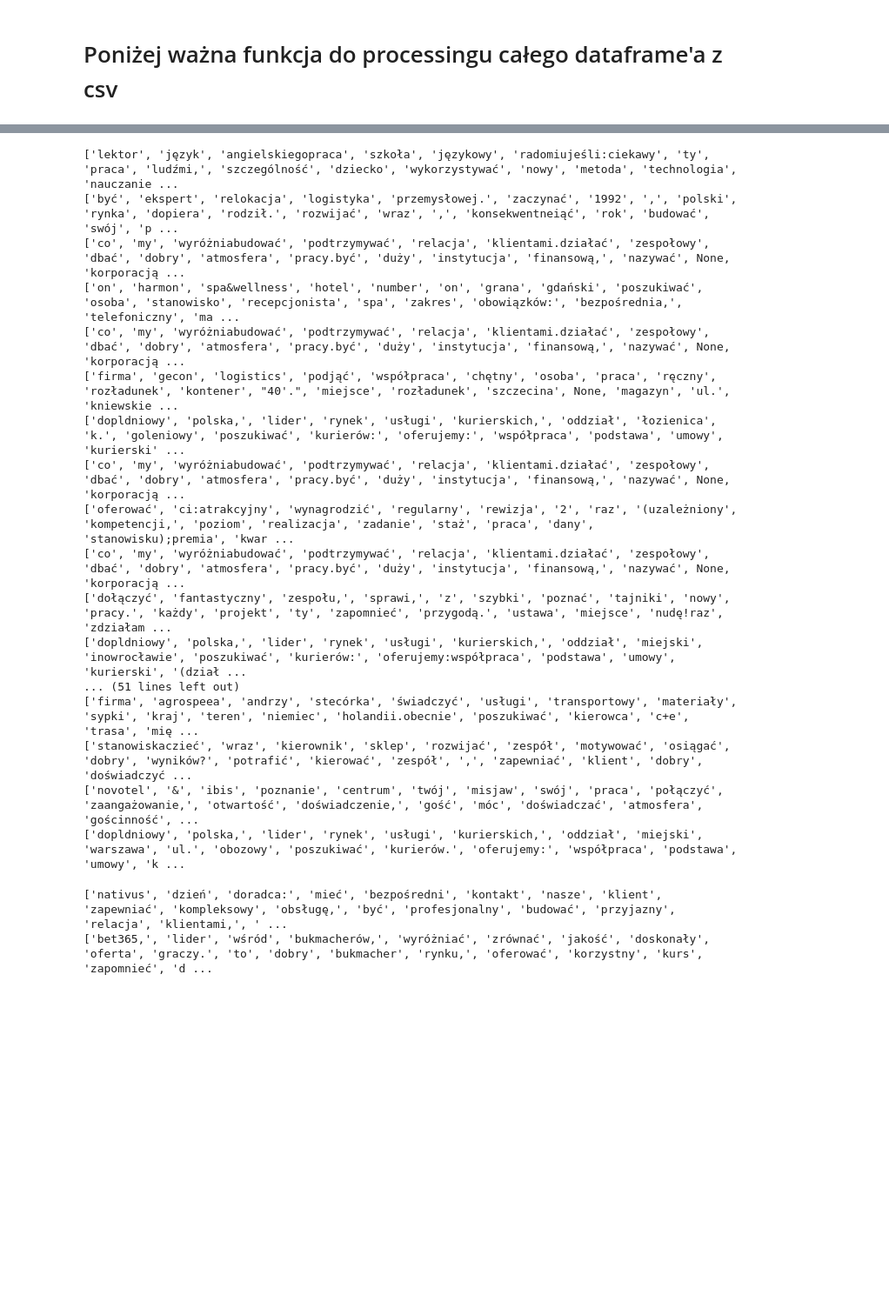
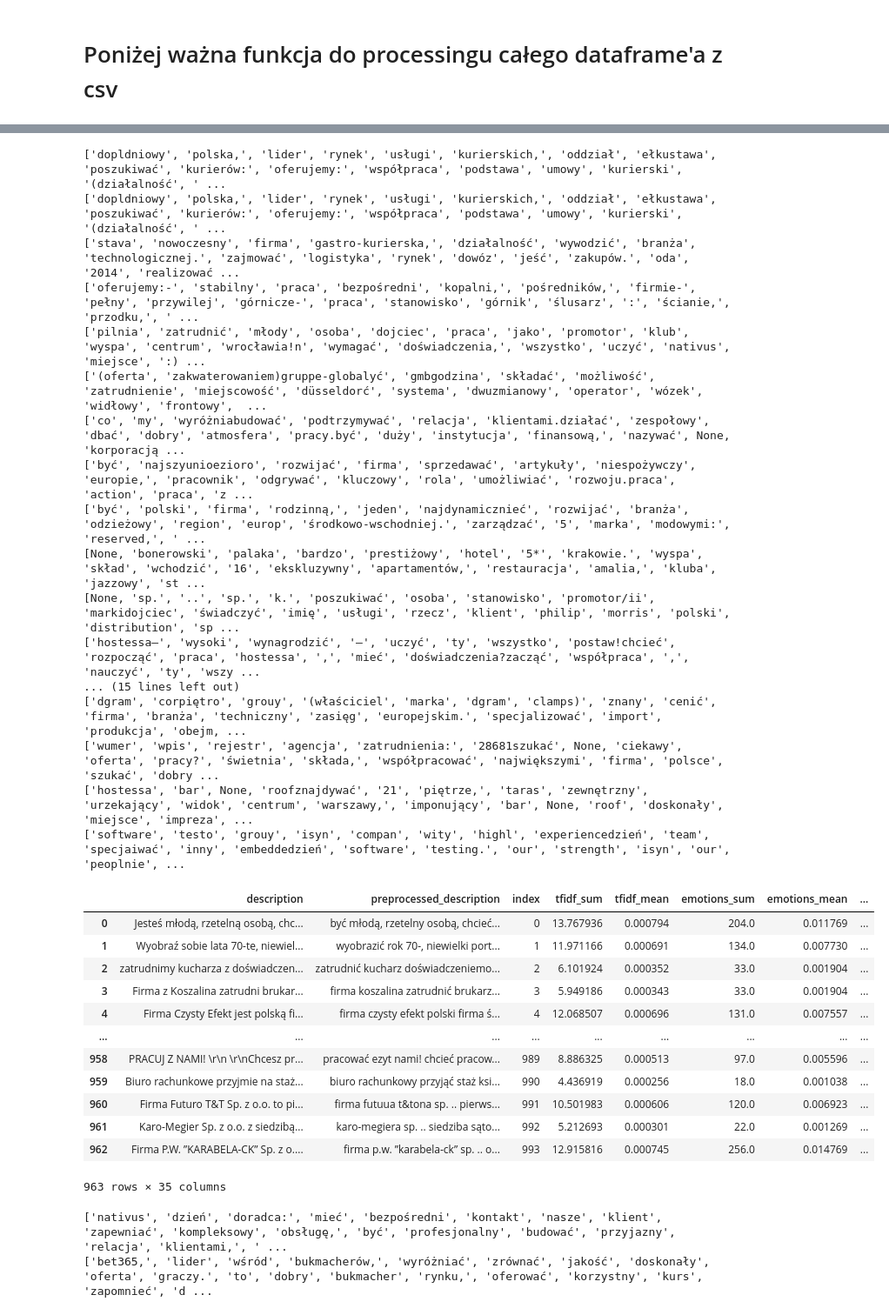
Before and after one commit to wojciechkosiuk/mISIe-SupervisionHack2023, a Jupyter notebook: bag_of_words.ipynb, the cells around one changed output, grey strips where cells are left out. Shown at 87% size. Cells and saved outputs as stored; diff of their text form; code cells hidden in the pictures; blank space fills up the shorter version.

```diff
--- a/bag_of_words.ipynb
+++ b/bag_of_words.ipynb
@@ -200,3 +200,5 @@ def process_single_row(single_posting_desc):
     return final_df
 # %% [markdown]
 # Poniżej ważna funkcja do processingu całego dataframe'a z csv
+# %%
+df = pd.read_csv('data\olx_with_links.csv')
@@ -204,6 +215,7 @@ def process_single_row(single_posting_desc):
 def create_final_dataframe(filepath):
 
     df = pd.read_csv(filepath)
+    other_cols = df.drop(columns=['description'])
     opisy = preprocess_text(df['description'].replace('\n', '').replace('\r', ''), stopwords, stemmer)
     opisy_full = []
 
@@ -237,25 +249,40 @@ def create_final_dataframe(filepath):
     final_df = create_keywords_counter_column(final_df, personal_info_keywords, "personal_info_keywords_count")
     final_df = create_keywords_counter_column(final_df, inspiring_keywords, "inspiring_keywords_count")
     final_df = create_keywords_counter_column(final_df, money_related_keywords, "money_related_keywords_count")
+
+    final_df = final_df.merge(other_cols, left_index=True, right_index=True)
     return final_df
 # %%
-final_df = create_final_dataframe('data\olx.csv')
-final_df.to_csv("data/df_final_v2.csv")
+final_df = create_final_dataframe('data/olx_1000.csv')
+final_df
 # %% [output]
-['lektor', 'język', 'angielskiegopraca', 'szkoła', 'językowy', 'radomiujeśli:ciekawy', 'ty', 'praca', 'ludźmi,', 'szczególność', 'dziecko', 'wykorzystywać', 'nowy', 'metoda', 'technologia', 'nauczanie ...
-['być', 'ekspert', 'relokacja', 'logistyka', 'przemysłowej.', 'zaczynać', '1992', ',', 'polski', 'rynka', 'dopiera', 'rodził.', 'rozwijać', 'wraz', ',', 'konsekwentneiąć', 'rok', 'budować', 'swój', 'p ...
+['dopldniowy', 'polska,', 'lider', 'rynek', 'usługi', 'kurierskich,', 'oddział', 'ełkustawa', 'poszukiwać', 'kurierów:', 'oferujemy:', 'współpraca', 'podstawa', 'umowy', 'kurierski', '(działalność', ' ...
+['dopldniowy', 'polska,', 'lider', 'rynek', 'usługi', 'kurierskich,', 'oddział', 'ełkustawa', 'poszukiwać', 'kurierów:', 'oferujemy:', 'współpraca', 'podstawa', 'umowy', 'kurierski', '(działalność', ' ...
+['stava', 'nowoczesny', 'firma', 'gastro-kurierska,', 'działalność', 'wywodzić', 'branża', 'technologicznej.', 'zajmować', 'logistyka', 'rynek', 'dowóz', 'jeść', 'zakupów.', 'oda', '2014', 'realizować ...
+['oferujemy:-', 'stabilny', 'praca', 'bezpośredni', 'kopalni,', 'pośredników,', 'firmie-', 'pełny', 'przywilej', 'górnicze-', 'praca', 'stanowisko', 'górnik', 'ślusarz', ':', 'ścianie,', 'przodku,', ' ...
+['pilnia', 'zatrudnić', 'młody', 'osoba', 'dojciec', 'praca', 'jako', 'promotor', 'klub', 'wyspa', 'centrum', 'wrocławia!n', 'wymagać', 'doświadczenia,', 'wszystko', 'uczyć', 'nativus', 'miejsce', ':) ...
+['(oferta', 'zakwaterowaniem)gruppe-globalyć', 'gmbgodzina', 'składać', 'możliwość', 'zatrudnienie', 'miejscowość', 'düsseldorć', 'systema', 'dwuzmianowy', 'operator', 'wózek', 'widłowy', 'frontowy',  ...
 ['co', 'my', 'wyróżniabudować', 'podtrzymywać', 'relacja', 'klientami.działać', 'zespołowy', 'dbać', 'dobry', 'atmosfera', 'pracy.być', 'duży', 'instytucja', 'finansową,', 'nazywać', None, 'korporacją ...
-['on', 'harmon', 'spa&wellness', 'hotel', 'number', 'on', 'grana', 'gdański', 'poszukiwać', 'osoba', 'stanowisko', 'recepcjonista', 'spa', 'zakres', 'obowiązków:', 'bezpośrednia,', 'telefoniczny', 'ma ...
-['co', 'my', 'wyróżniabudować', 'podtrzymywać', 'relacja', 'klientami.działać', 'zespołowy', 'dbać', 'dobry', 'atmosfera', 'pracy.być', 'duży', 'instytucja', 'finansową,', 'nazywać', None, 'korporacją ...
-['firma', 'gecon', 'logistics', 'podjąć', 'współpraca', 'chętny', 'osoba', 'praca', 'ręczny', 'rozładunek', 'kontener', "40'.", 'miejsce', 'rozładunek', 'szczecina', None, 'magazyn', 'ul.', 'kniewskie ...
-['dopldniowy', 'polska,', 'lider', 'rynek', 'usługi', 'kurierskich,', 'oddział', 'łozienica', 'k.', 'goleniowy', 'poszukiwać', 'kurierów:', 'oferujemy:', 'współpraca', 'podstawa', 'umowy', 'kurierski' ...
-['co', 'my', 'wyróżniabudować', 'podtrzymywać', 'relacja', 'klientami.działać', 'zespołowy', 'dbać', 'dobry', 'atmosfera', 'pracy.być', 'duży', 'instytucja', 'finansową,', 'nazywać', None, 'korporacją ...
-['oferować', 'ci:atrakcyjny', 'wynagrodzić', 'regularny', 'rewizja', '2', 'raz', '(uzależniony', 'kompetencji,', 'poziom', 'realizacja', 'zadanie', 'staż', 'praca', 'dany', 'stanowisku);premia', 'kwar ...
-['co', 'my', 'wyróżniabudować', 'podtrzymywać', 'relacja', 'klientami.działać', 'zespołowy', 'dbać', 'dobry', 'atmosfera', 'pracy.być', 'duży', 'instytucja', 'finansową,', 'nazywać', None, 'korporacją ...
-['dołączyć', 'fantastyczny', 'zespołu,', 'sprawi,', 'z', 'szybki', 'poznać', 'tajniki', 'nowy', 'pracy.', 'każdy', 'projekt', 'ty', 'zapomnieć', 'przygodą.', 'ustawa', 'miejsce', 'nudę!raz', 'zdziałam ...
-['dopldniowy', 'polska,', 'lider', 'rynek', 'usługi', 'kurierskich,', 'oddział', 'miejski', 'inowrocławie', 'poszukiwać', 'kurierów:', 'oferujemy:współpraca', 'podstawa', 'umowy', 'kurierski', '(dział ...
-... (51 lines left out)
-['firma', 'agrospeea', 'andrzy', 'stecórka', 'świadczyć', 'usługi', 'transportowy', 'materiały', 'sypki', 'kraj', 'teren', 'niemiec', 'holandii.obecnie', 'poszukiwać', 'kierowca', 'c+e', 'trasa', 'mię ...
-['stanowiskaczieć', 'wraz', 'kierownik', 'sklep', 'rozwijać', 'zespół', 'motywować', 'osiągać', 'dobry', 'wyników?', 'potrafić', 'kierować', 'zespół', ',', 'zapewniać', 'klient', 'dobry', 'doświadczyć ...
-['novotel', '&', 'ibis', 'poznanie', 'centrum', 'twój', 'misjaw', 'swój', 'praca', 'połączyć', 'zaangażowanie,', 'otwartość', 'doświadczenie,', 'gość', 'móc', 'doświadczać', 'atmosfera', 'gościnność', ...
-['dopldniowy', 'polska,', 'lider', 'rynek', 'usługi', 'kurierskich,', 'oddział', 'miejski', 'warszawa', 'ul.', 'obozowy', 'poszukiwać', 'kurierów.', 'oferujemy:', 'współpraca', 'podstawa', 'umowy', 'k ...
+['być', 'najszyunioezioro', 'rozwijać', 'firma', 'sprzedawać', 'artykuły', 'niespożywczy', 'europie,', 'pracownik', 'odgrywać', 'kluczowy', 'rola', 'umożliwiać', 'rozwoju.praca', 'action', 'praca', 'z ...
+['być', 'polski', 'firma', 'rodzinną,', 'jeden', 'najdynamicznieć', 'rozwijać', 'branża', 'odzieżowy', 'region', 'europ', 'środkowo-wschodniej.', 'zarządzać', '5', 'marka', 'modowymi:', 'reserved,', ' ...
+[None, 'bonerowski', 'palaka', 'bardzo', 'prestiżowy', 'hotel', '5*', 'krakowie.', 'wyspa', 'skład', 'wchodzić', '16', 'ekskluzywny', 'apartamentów,', 'restauracja', 'amalia,', 'kluba', 'jazzowy', 'st ...
+[None, 'sp.', '..', 'sp.', 'k.', 'poszukiwać', 'osoba', 'stanowisko', 'promotor/ii', 'markidojciec', 'świadczyć', 'imię', 'usługi', 'rzecz', 'klient', 'philip', 'morris', 'polski', 'distribution', 'sp ...
+['hostessa–', 'wysoki', 'wynagrodzić', '–', 'uczyć', 'ty', 'wszystko', 'postaw!chcieć', 'rozpocząć', 'praca', 'hostessa', ',', 'mieć', 'doświadczenia?zacząć', 'współpraca', ',', 'nauczyć', 'ty', 'wszy ...
+... (15 lines left out)
+['dgram', 'corpiętro', 'grouy', '(właściciel', 'marka', 'dgram', 'clamps)', 'znany', 'cenić', 'firma', 'branża', 'techniczny', 'zasięg', 'europejskim.', 'specjalizować', 'import', 'produkcja', 'obejm, ...
+['wumer', 'wpis', 'rejestr', 'agencja', 'zatrudnienia:', '28681szukać', None, 'ciekawy', 'oferta', 'pracy?', 'świetnia', 'składa,', 'współpracować', 'największymi', 'firma', 'polsce', 'szukać', 'dobry ...
+['hostessa', 'bar', None, 'roofznajdywać', '21', 'piętrze,', 'taras', 'zewnętrzny', 'urzekający', 'widok', 'centrum', 'warszawy,', 'imponujący', 'bar', None, 'roof', 'doskonały', 'miejsce', 'impreza', ...
+['software', 'testo', 'grouy', 'isyn', 'compan', 'wity', 'highl', 'experiencedzień', 'team', 'specjaiwać', 'inny', 'embeddedzień', 'software', 'testing.', 'our', 'strength', 'isyn', 'our', 'peoplnie', ...
+|  | description | preprocessed_description | index | tfidf_sum | tfidf_mean | emotions_sum | emotions_mean | ... |
+| 0 | Jesteś młodą, rzetelną osobą, chc... | być młodą, rzetelny osobą, chcieć... | 0 | 13.767936 | 0.000794 | 204.0 | 0.011769 | ... |
+| 1 | Wyobraź sobie lata 70-te, niewiel... | wyobrazić rok 70-, niewielki port... | 1 | 11.971166 | 0.000691 | 134.0 | 0.007730 | ... |
+| 2 | zatrudnimy kucharza z doświadczen... | zatrudnić kucharz doświadczeniemo... | 2 | 6.101924 | 0.000352 | 33.0 | 0.001904 | ... |
+| 3 | Firma z Koszalina zatrudni brukar... | firma koszalina zatrudnić brukarz... | 3 | 5.949186 | 0.000343 | 33.0 | 0.001904 | ... |
+| 4 | Firma Czysty Efekt jest polską fi... | firma czysty efekt polski firma ś... | 4 | 12.068507 | 0.000696 | 131.0 | 0.007557 | ... |
+| ... | ... | ... | ... | ... | ... | ... | ... | ... |
+| 958 | PRACUJ Z NAMI! \r\n \r\nChcesz pr... | pracować ezyt nami! chcieć pracow... | 989 | 8.886325 | 0.000513 | 97.0 | 0.005596 | ... |
+| 959 | Biuro rachunkowe przyjmie na staż... | biuro rachunkowy przyjąć staż ksi... | 990 | 4.436919 | 0.000256 | 18.0 | 0.001038 | ... |
+| 960 | Firma Futuro T&T Sp. z o.o. to pi... | firma futuua t&tona sp. .. pierws... | 991 | 10.501983 | 0.000606 | 120.0 | 0.006923 | ... |
+| 961 | Karo-Megier Sp. z o.o. z siedzibą... | karo-megiera sp. .. siedziba sąto... | 992 | 5.212693 | 0.000301 | 22.0 | 0.001269 | ... |
+| 962 | Firma P.W. ”KARABELA-CK” Sp. z o.... | firma p.w. ”karabela-ck” sp. .. o... | 993 | 12.915816 | 0.000745 | 256.0 | 0.014769 | ... |
+963 rows × 35 columns
```
Also changed, not shown: parts of 4 cells of this notebook.
